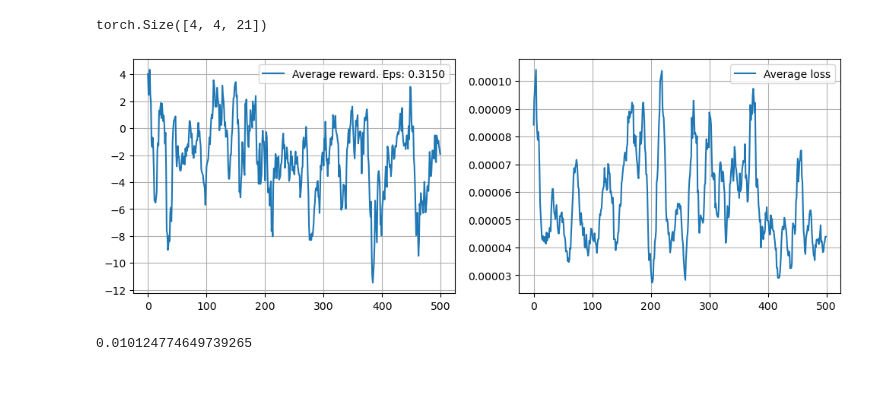
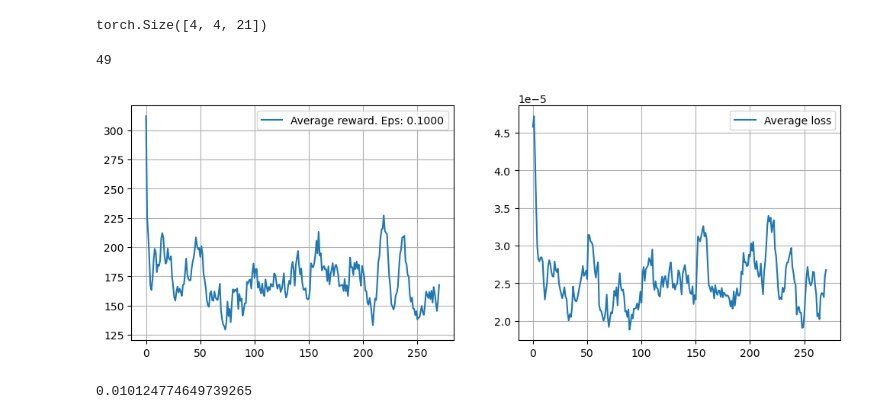
Before and after one commit to Sorrow321/RL_2048, a Jupyter notebook: rl.ipynb, the cells around one changed output. Cells and saved outputs as stored; diff of their text form; code cells hidden in the pictures; blank space fills up the shorter version.

```diff
--- a/rl.ipynb
+++ b/rl.ipynb
@@ -320,9 +304,9 @@ def optimize_model():
     Q_s = policy_net(state_batch).gather(1, action_batch)
     with torch.no_grad():
         # double dqn
-        #best_actions = policy_net(next_state_batch).max(1)[1].unsqueeze(1)
-        #Q_next = target_net(next_state_batch).gather(1, best_actions) * (1-done_batch)
-        Q_next = target_net(next_state_batch).max(1)[0].unsqueeze(1).detach()
+        best_actions = policy_net(next_state_batch).max(1)[1].unsqueeze(1)
+        Q_next = target_net(next_state_batch).gather(1, best_actions) * (1-done_batch)
+        #Q_next = target_net(next_state_batch).max(1)[0].unsqueeze(1).detach()
 
     target = reward_batch + GAMMA * Q_next
     loss = F.mse_loss(Q_s, target)
@@ -337,9 +321,15 @@ def optimize_model():
 # %%
 epsilon = EPSILON_START
 # %%
-EPSILON_END = 0.2
+EPSILON_END = 0.1
 # %%
 BATCH_SIZE = 32
+# %%
+t
+# %% [output]
+49
+# %%
+TARGET_UPDATE = 50
 # %%
 # Main training loop
 num_episodes = 2000000
@@ -361,47 +351,47 @@ for i_episode in range(num_episodes):
     for t in count():
         #print(state.shape)
         epsilon = max(epsilon * 0.99995, EPSILON_END)
-        action = select_action(state, epsilon)
+        action = select_action(state, epsilon if t > 220 else 0.01)
 
         next_ob, reward, done = env.action(action.item())
         if reward > 0:
-            if reward >= 128:
-                reward = np.log2(reward)
-            else:
-                reward = 0
-            #reward = 1
+            #if reward >= 128:
+            #    reward = np.log2(reward)
+            #else:
+            #    reward = 0
+            reward = 1
             #reward = np.log2(reward)
         elif reward == 0:
             reward = 0
         else:
             #reward = 0
             reward = -1
         total_reward += reward
 
         reward = torch.tensor([reward], dtype=torch.float32, device=device)
         next_state = torch.tensor(next_ob, dtype=torch.float32, device=device) if not done else None
 
         memory.push(state, action, reward / 2, next_state if not done else state, done)
         state_old = state
         state = next_state
         loss = optimize_model()
         total_loss += loss
         if done:
             #print(state_old)
             episode_durations.append(t + 1)
             rewards.append(total_reward)
             losses.append(total_loss)
             mean_losses.append(np.mean(losses[-10:])/ 10000)
             mean_rewards.append(np.mean(rewards[-10:]))  # Calculate mean reward of the last 100 episodes
             break
 
     if i_episode % TARGET_UPDATE == 0:
         target_net.load_state_dict(policy_net.state_dict())
 
     if i_episode % 10 == 0:
         show_progress(mean_rewards[-500:], mean_losses[-500:], epsilon)
 # %% [output]
-[figure, old version]
+[figure, new version]
 # %%
 loss
 # %% [output]
```
Also changed, not shown: parts of 3 cells of this notebook.
